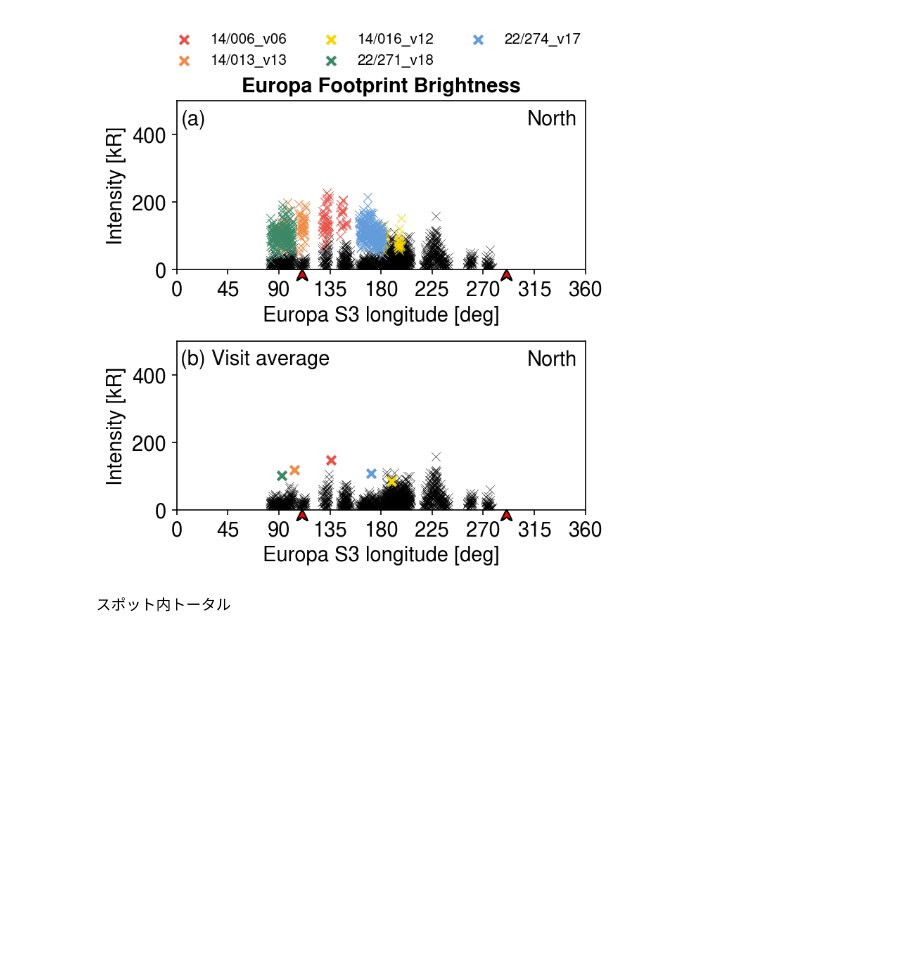
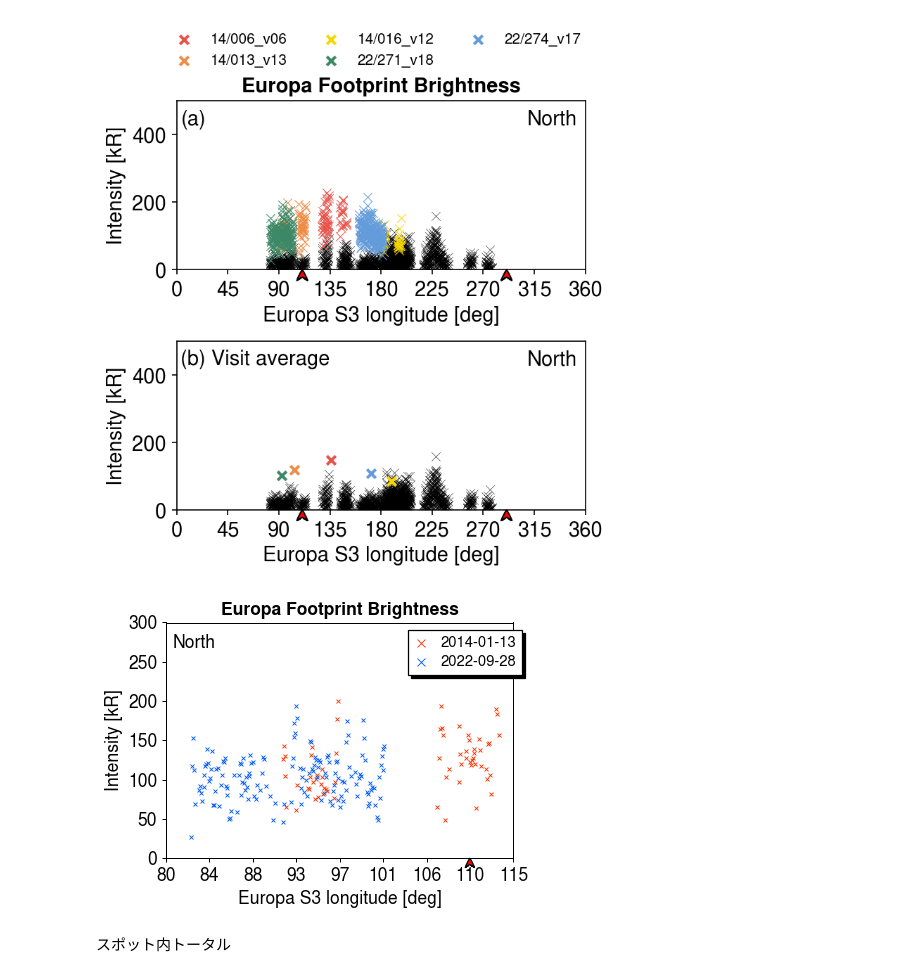
Before and after one commit to ShinnosukeSatoh/HST_Jupiter_footprints, a Jupyter notebook: photometry_plot.ipynb, the cells around one changed output. Drawn from its saved outputs; the diff is of its cells as text; code cells hidden in the pictures; blank space fills up the shorter version.

```diff
--- a/photometry_plot.ipynb
+++ b/photometry_plot.ipynb
@@ -33,3 +39,20 @@ cpalette = ['#E7534B', '#EF8C46', '#F7D702', '#3C8867', '#649CDB', '#5341A5', '#
+# %%
+# Set legend shadow
+def legend_shadow(fig, ax, legend, dx, dy):
+
+  frame = legend.get_window_extent()
+
+  xmin, ymin = fig.transFigure.inverted().transform((frame.xmin, frame.ymin))
+  xmax, ymax = fig.transFigure.inverted().transform((frame.xmax, frame.ymax))
+
+  # plot patch shadow
+  rect = patches.Rectangle((xmin+dx, ymin+dy), xmax-xmin, ymax-ymin,
+                          transform=fig.transFigure,
+                          edgecolor='k', facecolor='k',
+                          clip_on=False)
+  ax.add_patch(rect)
+
+  return None
 # %%
 north_doy = ['14/006_v06', '14/013_v13', '14/016_v12', '22/271_v18', '22/274_v17']
 south_doy = ['22/185_v09', '22/310_v19', '22/349_v23']
@@ -222,6 +245,88 @@ fig.tight_layout()
 plt.show()
 # %% [output]
 [figure]
+# %%
+# ----- 1枚目のパネル -----
+fontsize = 14
+fig, ax = plt.subplots(figsize=(5,3.7), dpi=90)
+fig.tight_layout()
+ax.set_title('Europa Footprint Brightness', weight='bold', fontsize=fontsize)
+ax.set_xlim(80,115)
+ax.set_ylim(0,300)
+# ax.set_yticks(np.linspace(-10,200,5))
+# ax.set_yticklabels(np.linspace(-10,200,5))
+ax.set_xticks(np.linspace(80,115,9))
+ax.set_xticklabels(np.linspace(80,115,9, dtype=int))
+ax.set_xlabel('Europa S3 longitude [deg]', fontsize=fontsize)
+ax.set_ylabel('Intensity [kR]', fontsize=fontsize)
+ax.tick_params(axis='x', labelsize=fontsize)
+ax.tick_params(axis='y', labelsize=fontsize)
+ax.text(0.02, 0.95, 'North', color='k',
+           horizontalalignment='left',
+           verticalalignment='top',
+           transform=ax.transAxes,
+           fontsize=fontsize)
+
+csvname0 = 'img/red3_half2/EUROPA/2014/013_v13/brightness.csv'   # Footprint aurora brightness
+utc, b0_arr, b1_arr, efplat0_arr, efpwlong0_arr, moons30_arr = load(csvname0)
+idx = np.where(b0_arr>0)
+efplat0_arr = efplat0_arr[idx]
+efpwlong0_arr = efpwlong0_arr[idx]
+moons30_arr = moons30_arr[idx]
+b0_arr = b0_arr[idx]
+b1_arr = b1_arr[idx]
+ax.scatter(moons30_arr, b0_arr, marker='x', s=10, c=cud4[0], linewidths=0.7, label='2014-01-13', zorder=1)
+
+csvname0 = 'img/red3_half2/EUROPA/2022/271_v18/brightness.csv'   # Footprint aurora brightness
+utc, b0_arr, b1_arr, efplat0_arr, efpwlong0_arr, moons30_arr = load(csvname0)
+idx = np.where(b0_arr>0)
+efplat0_arr = efplat0_arr[idx]
+efpwlong0_arr = efpwlong0_arr[idx]
+moons30_arr = moons30_arr[idx]
+b0_arr = b0_arr[idx]
+b1_arr = b1_arr[idx]
+ax.scatter(moons30_arr, b0_arr, marker='x', s=10, c=cud4[3], linewidths=0.7, label='2022-09-28', zorder=1)
+
+"""
+for j in range(1):
+    # obtain the handles and labels from the figure
+    handles, labels = ax.get_legend_handles_labels()
+    # copy the handles
+    handles = [copy.copy(ha) for ha in handles ]
+    # set the linewidths to the copies
+    [ha.set_linewidth(2) for ha in handles ]
+    ax.legend(handles=handles,
+                 labels=labels,
+                 loc='center left',
+                 bbox_to_anchor=(-0.05, 1.3),
+                 ncol=3,
+                 frameon=False)"""
+
+legend1 = ax.legend(loc='upper center',
+                    ncol=1,
+                    markerscale=2,
+                    bbox_to_anchor=(0.86, 1.00),
+                    fancybox=False,
+                    facecolor='white',
+                    framealpha=1,
+                    edgecolor='k',
+                    fontsize=fontsize*0.85,
+                    labelspacing=0.34,
+                    handlelength=1,)
+legend_shadow(fig, ax, legend1, dx=0.007, dy=-0.057)
+
+for i in range(2):
+    ax.annotate('',
+                xy=(110.61452513966482+180*i, 0), xycoords='data',
+                xytext=(110.61452513966482+180*i, -1), textcoords='data',
+                size=18,
+                arrowprops=dict(arrowstyle='fancy', connectionstyle='arc3', fc='r', clip_on=True))
+
+
+fig.tight_layout()
+plt.show()
+# %% [output]
+[figure, added]
 # %% [markdown]
 スポット内トータル
 # %%
```
Also changed, not shown: parts of 1 cell of this notebook, 3 other files.
